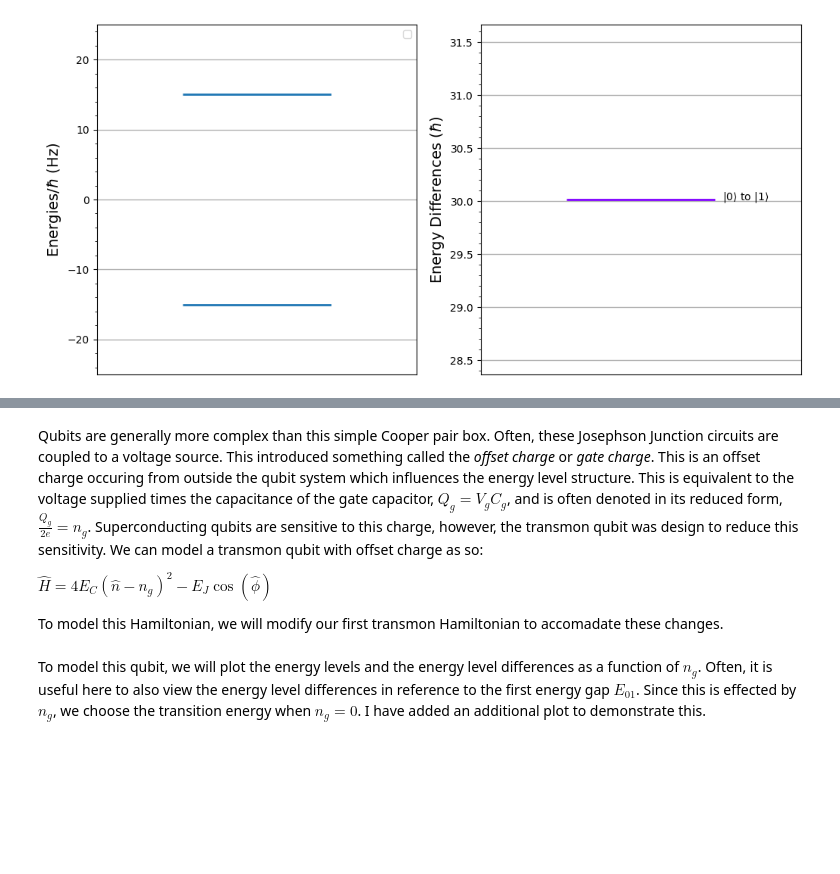
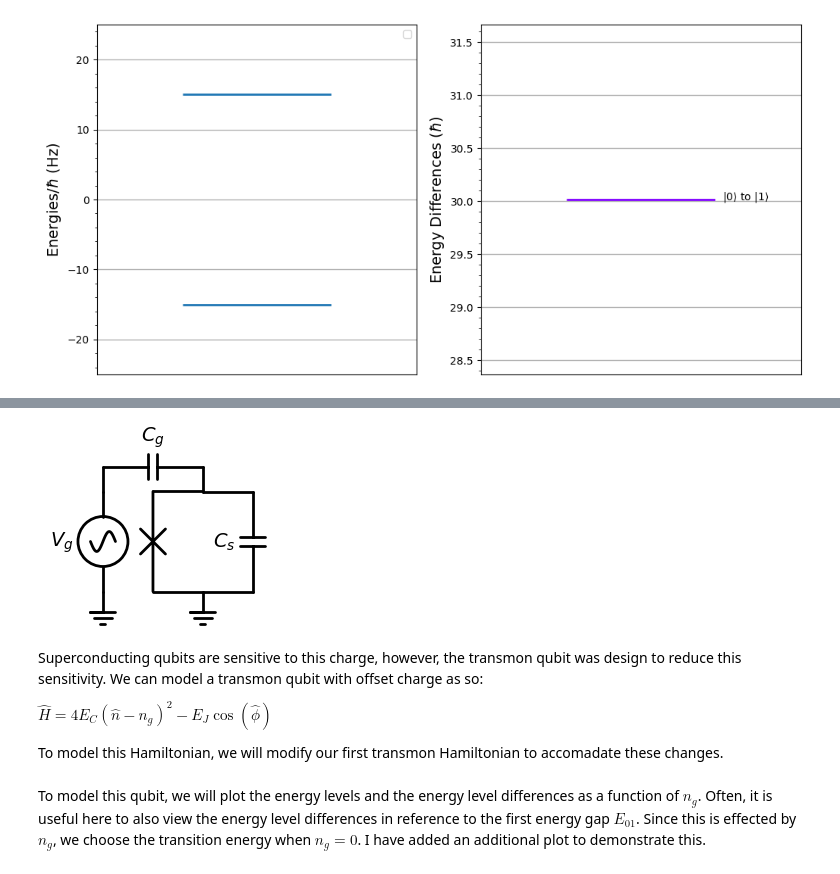
Before and after one commit to Khosmos3/Superconducting-Qubits, a Jupyter notebook: superconducting.ipynb, the cells around one changed output, grey strips where cells are left out. Saved outputs shown, nothing was run; the diff lists cells and outputs as text; code cells hidden in the pictures; blank space fills up the shorter version.

```diff
--- a/superconducting.ipynb
+++ b/superconducting.ipynb
@@ -224,5 +271,22 @@ plot_energy_stuff(energies, y_range=(-25, 25))
+# %%
+with schemdraw.Drawing() as d:
+    d.config(unit=2)
+    elm.Ground()
+    elm.SourceSin().up().label(r"$V_g$")
+    elm.Line().up().length(0.5)
+    elm.Capacitor().right().label(r"$C_g$")
+    elm.Line().down().length(0.5)
+    elm.Line().right(1)
+    elm.Capacitor().down().label(r"$C_s$")
+    elm.Line().left().length(1)
+    elm.Ground()
+    elm.Line().left().length(1)
+    elm.Josephson().up()
+    elm.Line().right().length(1)
+# %% [output]
+[figure, added]
 # %% [markdown]
-Qubits are generally more complex than this simple Cooper pair box. Often, these Josephson Junction circuits are coupled to a voltage source. This introduced something called the *offset charge* or *gate charge*. This is an offset charge occuring from outside the qubit system which influences the energy level structure. This is equivalent to the voltage supplied times the capacitance of the gate capacitor, $Q_g=V_gC_g$, and is often denoted in its reduced form, $\frac{Q_g}{2e}=n_g$. Superconducting qubits are sensitive to this charge, however, the transmon qubit was design to reduce this sensitivity. We can model a transmon qubit with offset charge as so:
+Superconducting qubits are sensitive to this charge, however, the transmon qubit was design to reduce this sensitivity. We can model a transmon qubit with offset charge as so:
 
 $\hat{H}=4E_C(\hat{n}-n_g)^2-E_J\cos(\hat{\phi})$
 
```
Also changed, not shown: parts of 12 cells of this notebook.
